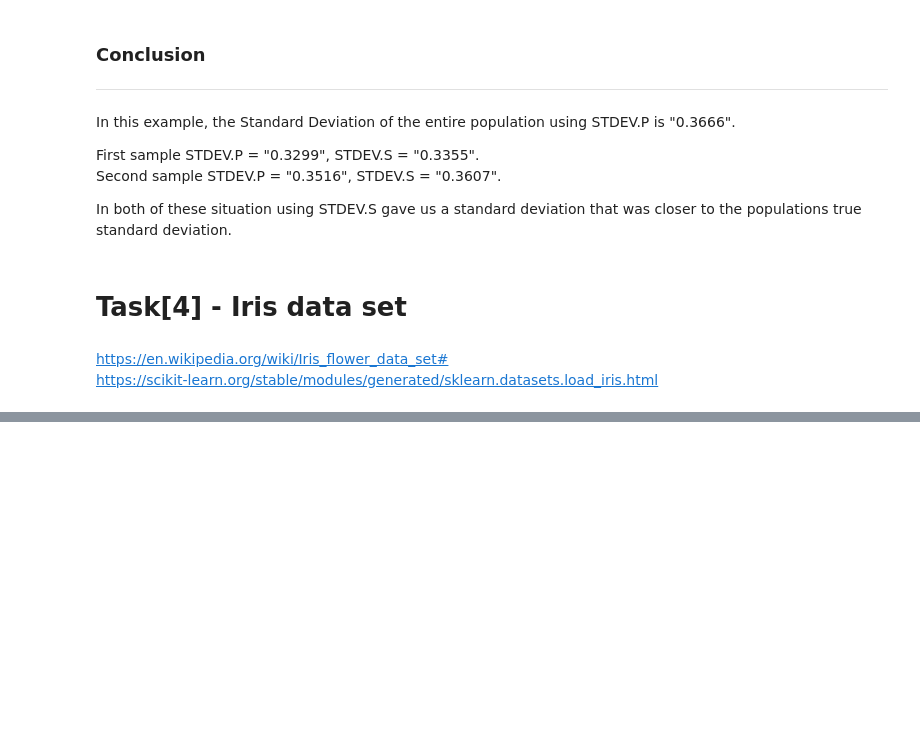
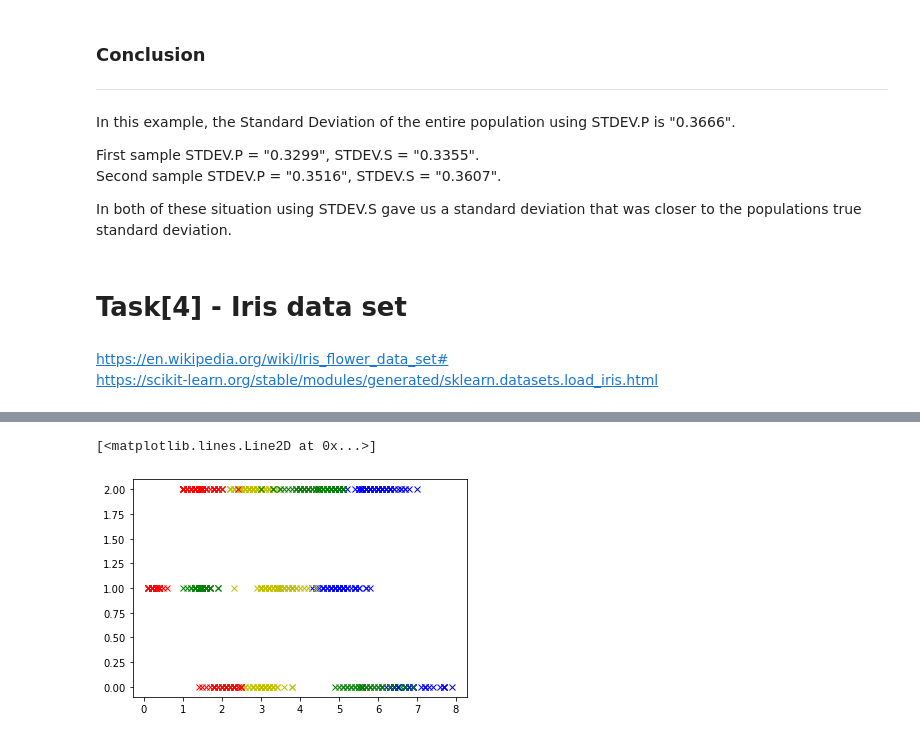
Before and after one commit to colinroche/Emerging-Tech-Assessments, a Jupyter notebook: Emerging-Tech-Assessments.ipynb, the cells around one changed output, grey strips where cells are left out. Drawn from its saved outputs; the diff is of its cells as text; code cells hidden in the pictures; blank space fills up the shorter version.

```diff
--- a/Emerging-Tech-Assessments.ipynb
+++ b/Emerging-Tech-Assessments.ipynb
@@ -311,0 +310,3 @@ plt.plot(iris.data, 'o')
+# %%
+# Perform kmeans fitting.
+kmeans = skcl.KMeans(n_clusters=3, random_state=0).fit(dataSet)
@@ -311,0 +336,8 @@ plt.plot(iris.data, 'o')
+# %%
+plt.plot(dataSet[:,0], labels, 'bx') # sepal length
+plt.plot(dataSet[:,1], labels, 'yx') # sepal width
+plt.plot(dataSet[:,2], labels, 'gx') # petal length
+plt.plot(dataSet[:,3], labels, 'rx') # petal width
+# %% [output]
+[<matplotlib.lines.Line2D at 0x...>]
+[figure, added]
```
Also changed, not shown: parts of 18 cells of this notebook.
